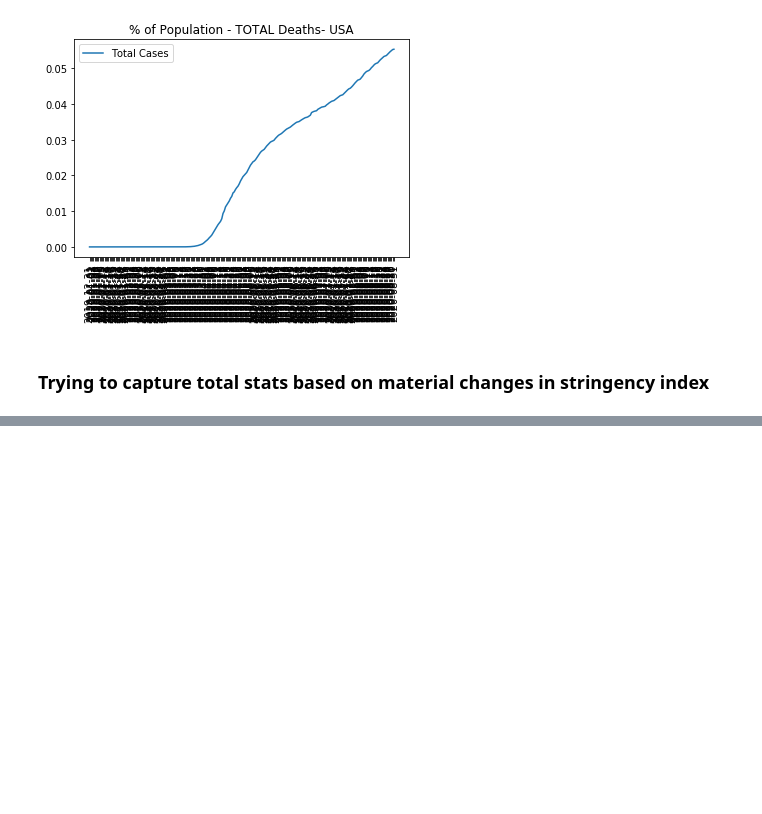
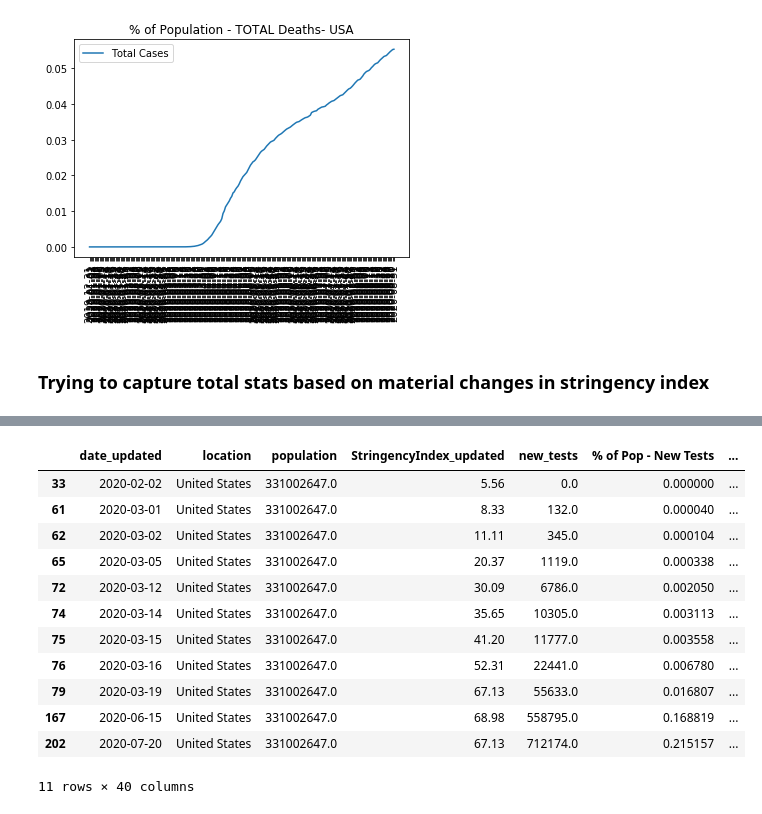
Before and after one commit to pmmfs/capstone-project, a Jupyter notebook: Analysis/government_regulation_impact_initial_analysis_mk.ipynb, the cells around one changed output, grey strips where cells are left out. Drawn from its saved outputs; the diff is of its cells as text; code cells hidden in the pictures; blank space fills up the shorter version.

```diff
--- a/Analysis/government_regulation_impact_initial_analysis_mk.ipynb
+++ b/Analysis/government_regulation_impact_initial_analysis_mk.ipynb
@@ -494,0 +540,7 @@ Index(['date_updated', 'iso_code', 'continent', 'location', 'new_cases',
+# %%
+# To track # days out - USA
+usa_df["date_updated"] = pd.to_datetime(usa_df['date_updated'])
+usa_df['+7 days'] = usa_df['date_updated']+timedelta(days=7)
+usa_df['+14 days'] = usa_df['date_updated']+timedelta(days=14)
+usa_df['+30 days'] = usa_df['date_updated']+timedelta(days=30)
+usa_df['+60 days'] = usa_df['date_updated']+timedelta(days=60)
@@ -494,0 +612,65 @@ Index(['date_updated', 'iso_code', 'continent', 'location', 'new_cases',
+# %%
+# Rearrange columns in logical order - USA
+new_usa_projection = new_usa_projection[['date_updated',
+                                         'location',
+                                         'population',
+                                         'StringencyIndex_updated',
+                                         'new_tests',
+                                         '% of Pop - New Tests',
+                                         'total_tests_updated',
+                                         '% of Pop - Total Tests',
+                                         '7 Days - Total Tests',
+                                         '7 Days - % Change Tests',
+                                         '14 Days - Total Tests',
+                                         '14 Days - % Change Tests',
+                                         '30 Days - Total Tests',
+                                         '30 Days - % Change Tests',
+                                         '60 Days - Total Tests',
+                                         '60 Days - % Change Tests',
+                                         'new_cases',
+                                         '% of Pop - New Cases',
+                                         'total_cases_updated',
+                                         '% of Pop - Total Cases',
+                                         '7 Days - Total Cases',
+                                         '7 Days - % Change Cases',
+                                         '14 Days - Total Cases',
+                                         '14 Days - % Change Cases',
+                                         '30 Days - Total Cases',
+                                         '30 Days - % Change Cases',
+                                         '60 Days - Total Cases',
+                                         '60 Days - % Change Cases',
+                                         'new_deaths',
+                                         '% of Pop - New Deaths',
+                                         'total_deaths_updated',
+                                         '% of Pop - Total Deaths',
+                                         '7 Days - Total Deaths',
+                                         '7 Days - % Change Deaths',
+                                         '14 Days - Total Deaths',
+                                         '14 Days - % Change Deaths',
+                                         '30 Days - Total Deaths',
+                                         '30 Days - % Change Deaths',
+                                         '60 Days - Total Deaths',
+                                         '60 Days - % Change Deaths'
+                                        ]]
+
+# Replace NaN with 0
+new_usa_projection.fillna(0, inplace=True)
+
+# Replace inf with 0
+new_usa_projection.replace(np.inf, 0, inplace=True)
+
+new_usa_projection
+# %% [output]
+|  | date_updated | location | population | StringencyIndex_updated | new_tests | % of Pop - New Tests | ... |
+| 33 | 2020-02-02 | United States | 331002647.0 | 5.56 | 0.0 | 0.000000 | ... |
+| 61 | 2020-03-01 | United States | 331002647.0 | 8.33 | 132.0 | 0.000040 | ... |
+| 62 | 2020-03-02 | United States | 331002647.0 | 11.11 | 345.0 | 0.000104 | ... |
+| 65 | 2020-03-05 | United States | 331002647.0 | 20.37 | 1119.0 | 0.000338 | ... |
+| 72 | 2020-03-12 | United States | 331002647.0 | 30.09 | 6786.0 | 0.002050 | ... |
+| 74 | 2020-03-14 | United States | 331002647.0 | 35.65 | 10305.0 | 0.003113 | ... |
+| 75 | 2020-03-15 | United States | 331002647.0 | 41.20 | 11777.0 | 0.003558 | ... |
+| 76 | 2020-03-16 | United States | 331002647.0 | 52.31 | 22441.0 | 0.006780 | ... |
+| 79 | 2020-03-19 | United States | 331002647.0 | 67.13 | 55633.0 | 0.016807 | ... |
+| 167 | 2020-06-15 | United States | 331002647.0 | 68.98 | 558795.0 | 0.168819 | ... |
+| 202 | 2020-07-20 | United States | 331002647.0 | 67.13 | 712174.0 | 0.215157 | ... |
+11 rows × 40 columns
```
Also changed, not shown: parts of 20 cells of this notebook.
